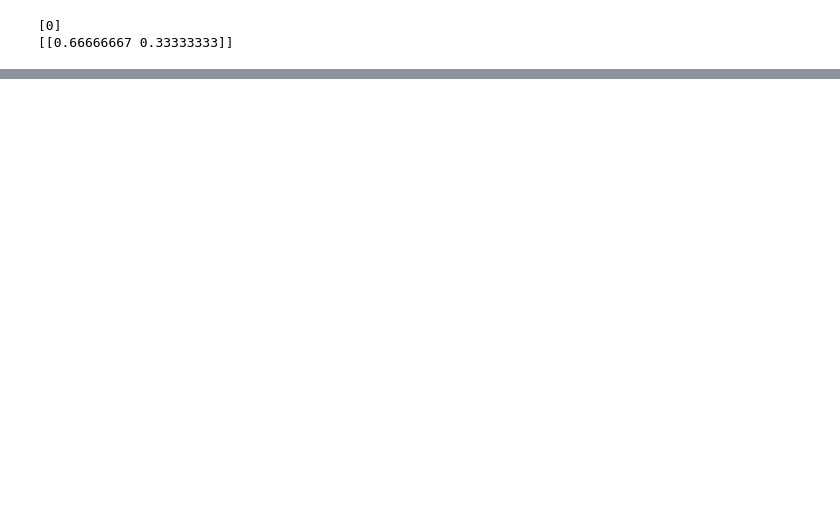
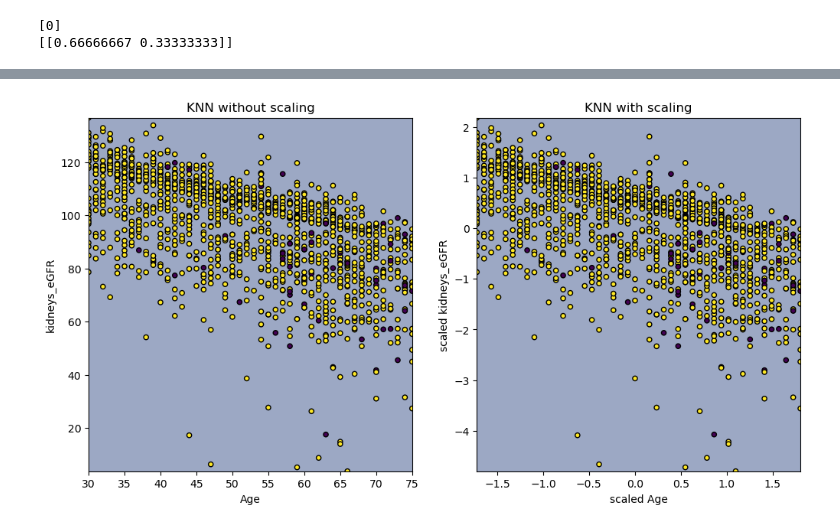
Before and after one commit to gmccannon/AML-MI-Data, a Jupyter notebook: Project1.ipynb, the cells around one changed output, grey strips where cells are left out. Cells and saved outputs as stored; diff of their text form; code cells hidden in the pictures; blank space fills up the shorter version.

```diff
--- a/Project1.ipynb
+++ b/Project1.ipynb
@@ -105,0 +296,57 @@ plt.show()
+# %%
+# scaling vs no scaling scaling (sample)
+
+from sklearn.datasets import load_wine
+from sklearn.model_selection import train_test_split
+from sklearn.preprocessing import StandardScaler
+
+patients_df = pd.read_csv("NHANES_data_train.csv").dropna()
+
+X = patients_df[['ParticipantID', 'Income', 'Sex', 'Age', 'Race', 'Edu', 'Diastolic', 'Systolic', 'Pulse', 'BMI', 'HDL', 'Trig', 'LDL', 'TCHOL', 'kidneys_eGFR', 'Diabetes', 'CurrentSmoker', 'isActive', 'isInsured']]
+y = patients_df['MI']
+
+scaler = StandardScaler().set_output(transform="pandas")
+
+X_train, X_test, y_train, y_test = train_test_split(
+    X, y, test_size=0.30, random_state=42
+)
+scaled_X_train = scaler.fit_transform(X_train)
+
+import matplotlib.pyplot as plt
+
+from sklearn.inspection import DecisionBoundaryDisplay
+from sklearn.neighbors import KNeighborsClassifier
+
+
+
+X_plot = X[["Age", "kidneys_eGFR"]]
+X_plot_scaled = scaler.fit_transform(X_plot)
+clf = KNeighborsClassifier(n_neighbors=20)
+
+
+def fit_and_plot_model(X_plot, y, clf, ax):
+    clf.fit(X_plot, y)
+    disp = DecisionBoundaryDisplay.from_estimator(
+        clf,
+        X_plot,
+        response_method="predict",
+        alpha=0.5,
+        ax=ax,
+    )
+    disp.ax_.scatter(X_plot["Age"], X_plot["kidneys_eGFR"], c=y, s=20, edgecolor="k")
+    disp.ax_.set_xlim((X_plot["Age"].min(), X_plot["Age"].max()))
+    disp.ax_.set_ylim((X_plot["kidneys_eGFR"].min(), X_plot["kidneys_eGFR"].max()))
+    return disp.ax_
+
+
+fig, (ax1, ax2) = plt.subplots(ncols=2, figsize=(12, 6))
+
+fit_and_plot_model(X_plot, y, clf, ax1)
+ax1.set_title("KNN without scaling")
+
+fit_and_plot_model(X_plot_scaled, y, clf, ax2)
+ax2.set_xlabel("scaled Age")
+ax2.set_ylabel("scaled kidneys_eGFR")
+_ = ax2.set_title("KNN with scaling")
+# %% [output]
+[figure, added]
```
Also changed, not shown: parts of 11 cells of this notebook.
